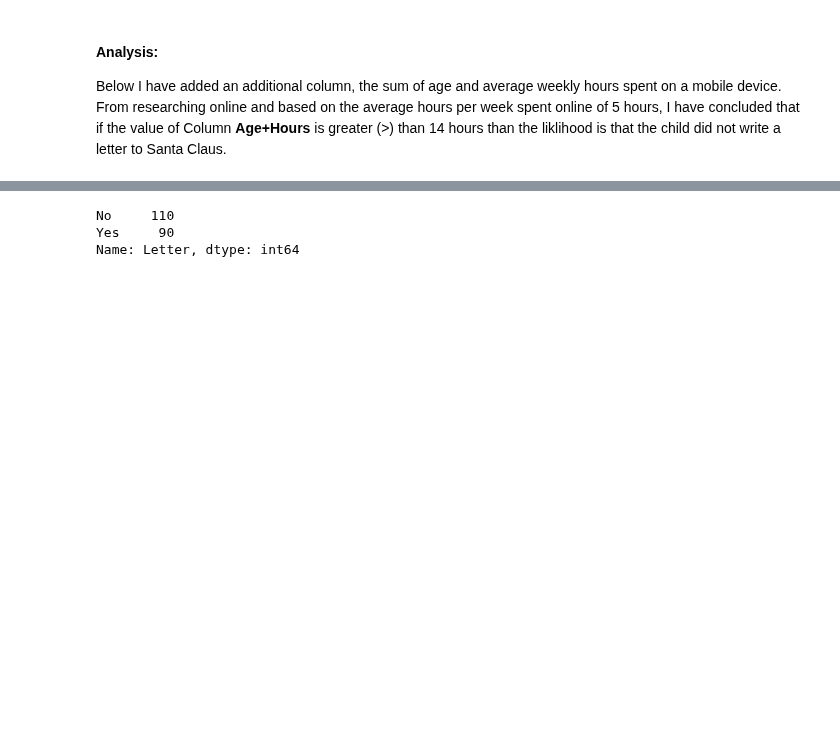
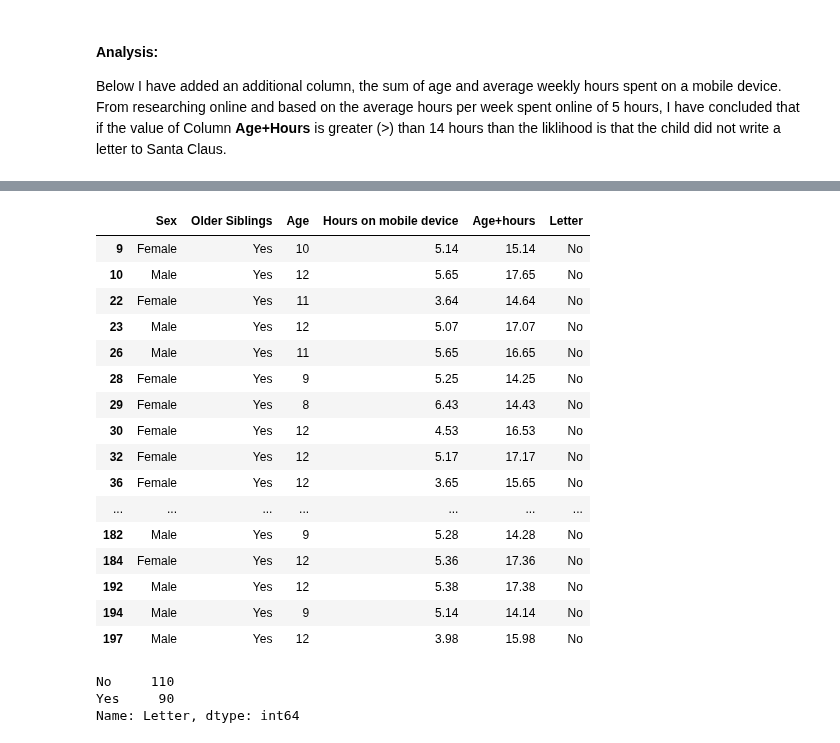
Before and after one commit to JulianConneely/Programming-for-Data-Analysis-Project-Dec18, a Jupyter notebook: Santa Claus.ipynb, the cells around one changed output, grey strips where cells are left out. Drawn from its saved outputs; the diff is of its cells as text; code cells hidden in the pictures; blank space fills up the shorter version.

```diff
--- a/Santa Claus.ipynb
+++ b/Santa Claus.ipynb
@@ -300,3 +334,25 @@ df.loc[df['Letter'] == 'Yes']
+# %%
+# Here I am slicing the dataframe to show only children WITH older siblings who did NOT write to Santa
+Maledf = df[(df['Older Siblings']=='Yes') & (df['Letter']=='No')]
+Maledf
+# %% [output]
+|  | Sex | Older Siblings | Age | Hours on mobile device | Age+hours | Letter |
+| 9 | Female | Yes | 10 | 5.14 | 15.14 | No |
+| 10 | Male | Yes | 12 | 5.65 | 17.65 | No |
+| 22 | Female | Yes | 11 | 3.64 | 14.64 | No |
+| 23 | Male | Yes | 12 | 5.07 | 17.07 | No |
+| 26 | Male | Yes | 11 | 5.65 | 16.65 | No |
+| 28 | Female | Yes | 9 | 5.25 | 14.25 | No |
+| 29 | Female | Yes | 8 | 6.43 | 14.43 | No |
+| 30 | Female | Yes | 12 | 4.53 | 16.53 | No |
+| 32 | Female | Yes | 12 | 5.17 | 17.17 | No |
+| 36 | Female | Yes | 12 | 3.65 | 15.65 | No |
+| ... | ... | ... | ... | ... | ... | ... |
+| 182 | Male | Yes | 9 | 5.28 | 14.28 | No |
+| 184 | Female | Yes | 12 | 5.36 | 17.36 | No |
+| 192 | Male | Yes | 12 | 5.38 | 17.38 | No |
+| 194 | Male | Yes | 9 | 5.14 | 14.14 | No |
+| 197 | Male | Yes | 12 | 3.98 | 15.98 | No |
 # %%
 # get an actual count of letters written/not written
 # where Yes = letter written & No = No letter written
```
Also changed, not shown: parts of 43 cells of this notebook.
